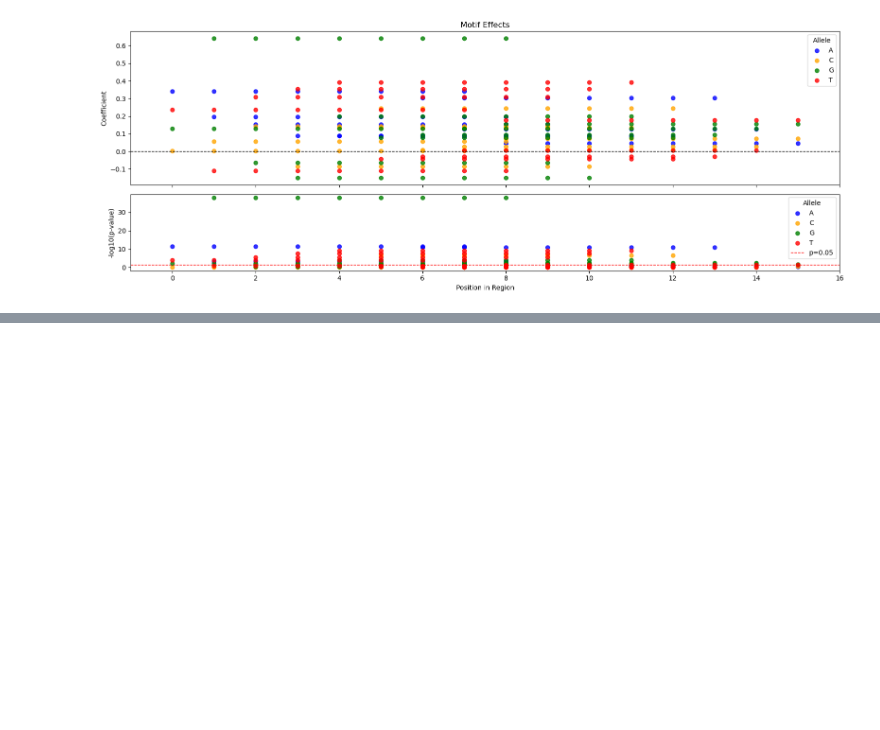
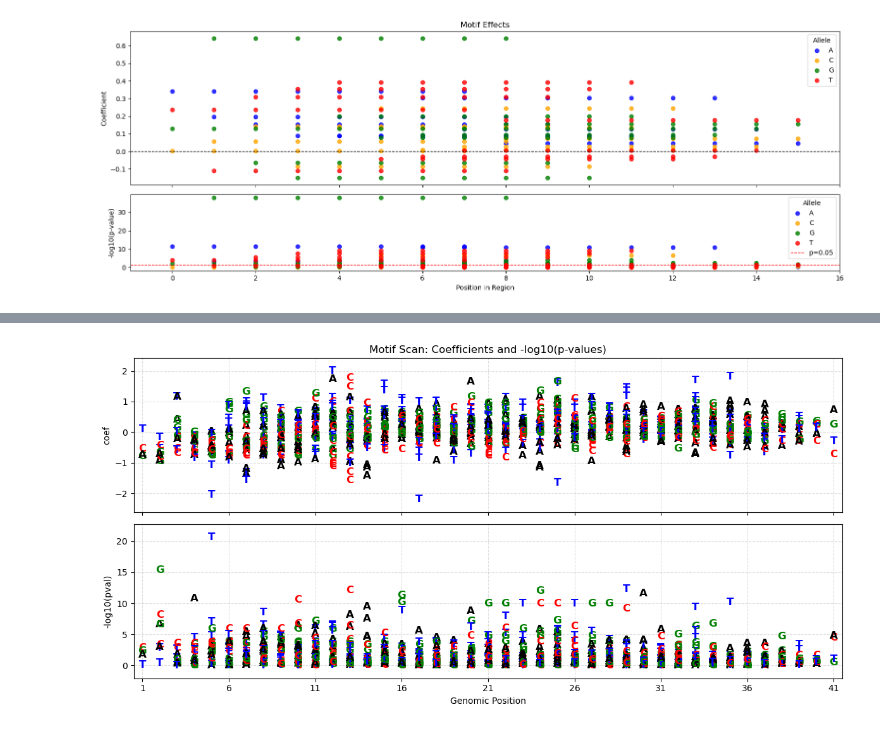
Before and after one commit to SvenBaileyLab/EUbar, a Jupyter notebook: eubar_scan.ipynb, the cells around one changed output, grey strips where cells are left out. Cells and saved outputs as stored; diff of their text form; code cells hidden in the pictures; blank space fills up the shorter version.

Commit message:
added scanner and figure maker

```diff
--- a/eubar_scan.ipynb
+++ b/eubar_scan.ipynb
@@ -507,0 +600,9 @@ plot_aff_motif_effects(rows)
+# %%
+import pandas as pd
+df = pd.DataFrame(rows, columns=[
+    "wildcard_kmer", "filled_kmer", "window_index", "snp_index", "type", "allele", "coef", "pval", "absolute_position"
+    ])
+
+# Print aff_rows
+aff_rows = df[df["type"] == "AFF"].copy()
+print(aff_rows)
@@ -507,0 +643,64 @@ plot_aff_motif_effects(rows)
+# %%
+def plot_aff_motif_effects(rows):
+
+    df = pd.DataFrame(rows, columns=[
+        "wildcard_kmer", "filled_kmer", "window_index", "snp_index",
+        "type", "allele", "coef", "pval", "absolute_pos"
+    ])
+
+    # Filter for AFF rows only
+    df = df[df["type"] == "AFF"].copy()
+    df["coef"] = pd.to_numeric(df["coef"], errors="coerce")
+    df["pval"] = pd.to_numeric(df["pval"], errors="coerce")
+    df["-log10(pval)"] = -np.log10(df["pval"])
+
+    # Make x-axis 1-based instead of 0-based
+    df["absolute_position"] = df["window_index"] + df["snp_index"] + 1
+    region_length = df["absolute_position"].max()
+
+    allele_colors = {
+        "A": "black",
+        "C": "red",
+        "G": "green",
+        "T": "blue"
+    }
+
+    fig_width = max(12, region_length * 0.15)
+    fig, axs = plt.subplots(2, 1, figsize=(fig_width, 6), sharex=True)
+
+    metrics = ["coef", "-log10(pval)"]
+
+    for metric, ax in zip(metrics, axs):
+        for _, row in df.iterrows():
+            x = int(row["absolute_position"])
+            y = row[metric]
+            allele = row["allele"]
+            color = allele_colors.get(allele, "gray")
+            if pd.notna(y):
+                ax.text(x, y, allele, color=color, fontsize=12, ha="center", va="center", fontweight="bold")
+
+        # Y-axis limits with padding
+        ymin = df[metric].min()
+        ymax = df[metric].max()
+        yrange = ymax - ymin if ymax != ymin else 1
+        padding = yrange * 0.1
+        ax.set_ylim(ymin - padding, ymax + padding)
+        ax.set_ylabel(metric)
+        ax.grid(True, linestyle="--", alpha=0.4)
+
+    axs[1].set_xlabel("Genomic Position")
+    axs[0].set_title("Motif Scan: Coefficients and -log10(p-values)")
+
+    # X-axis ticks
+    step = 10 if region_length > 80 else 5 if region_length > 40 else 1
+    axs[1].set_xticks(range(1, region_length + 1, step))
+
+    # Prevent overflow
+    axs[1].set_xlim(0.5, region_length + 0.5)
+
+    plt.tight_layout()
+    plt.show()
+
+plot_aff_motif_effects(rows)
+# %% [output]
+[figure, added]
```
Also changed, not shown: parts of 7 cells of this notebook, 4 other files.
